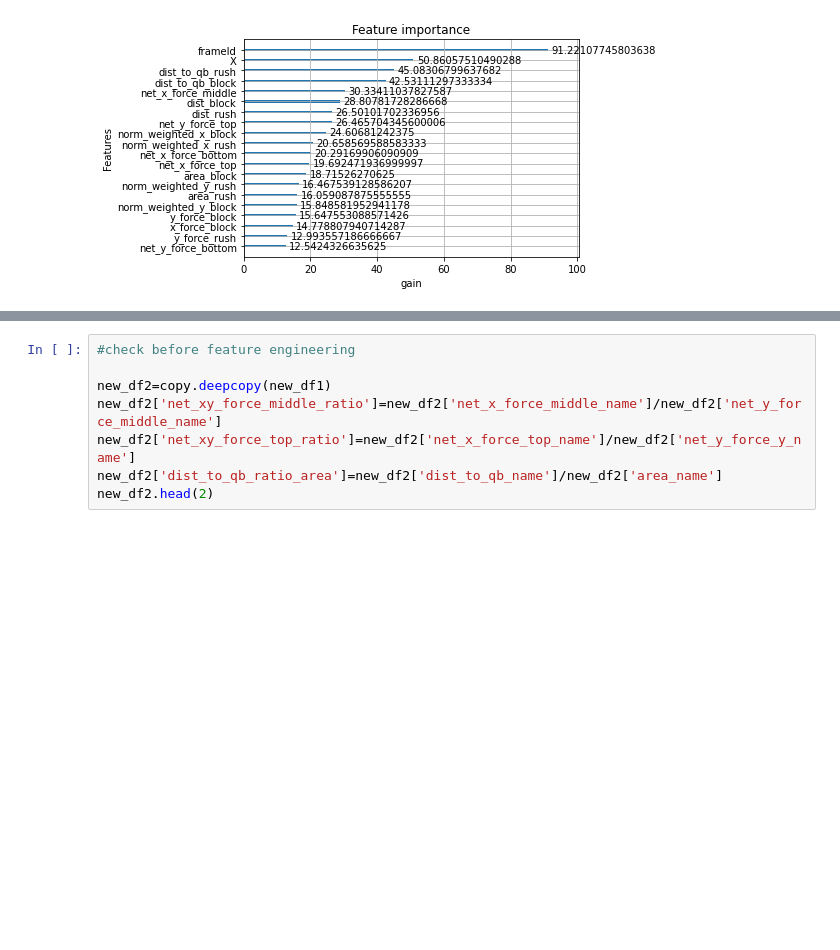
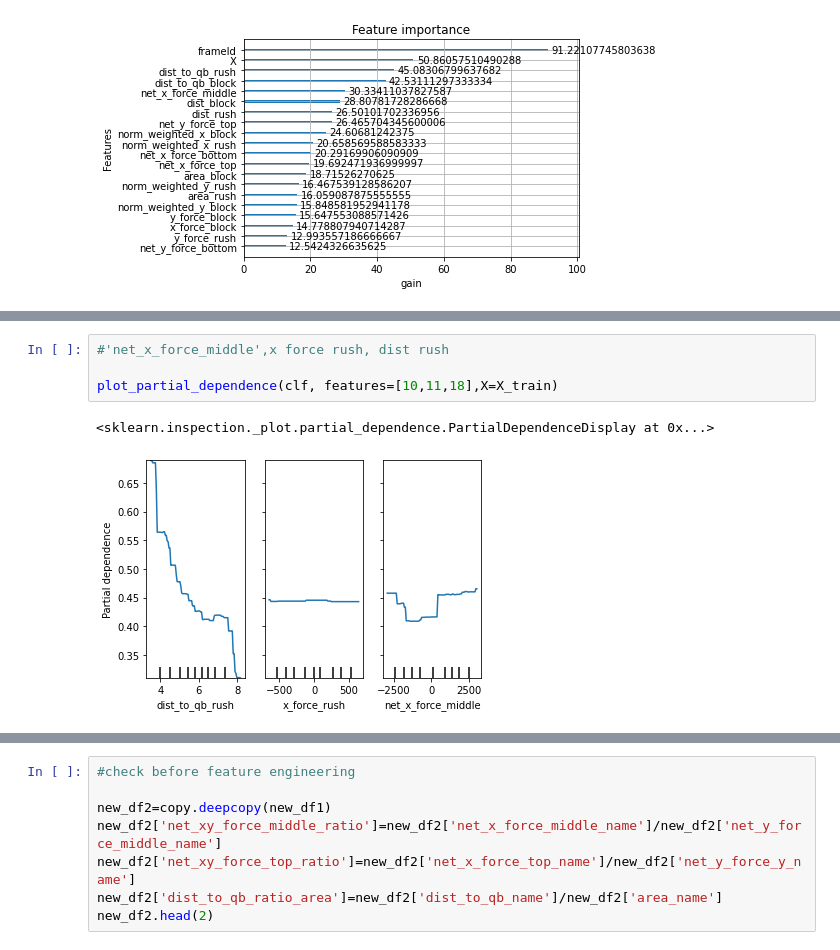
Before and after one commit to hlian188/NFLBigDataBowl, a Jupyter notebook: xgboost baseline for hit, hurry,sack (with some feature engineering experiment and grid search).ipynb, the cells around one changed output, grey strips where cells are left out. Drawn from its saved outputs; the diff is of its cells as text; blank space fills up the shorter version.

```diff
--- a/xgboost baseline for hit, hurry,sack (with some feature engineering experiment and grid search).ipynb
+++ b/xgboost baseline for hit, hurry,sack (with some feature engineering experiment and grid search).ipynb
@@ -603,0 +624,7 @@ weighted avg       0.68      0.66      0.63     62025
+# %%
+#'net_x_force_middle',x force rush, dist rush
+
+plot_partial_dependence(clf, features=[10,11,18],X=X_train)
+# %% [output]
+<sklearn.inspection._plot.partial_dependence.PartialDependenceDisplay at 0x...>
+[figure, added]
```
Also changed, not shown: parts of 11 cells of this notebook, 1 other file.
